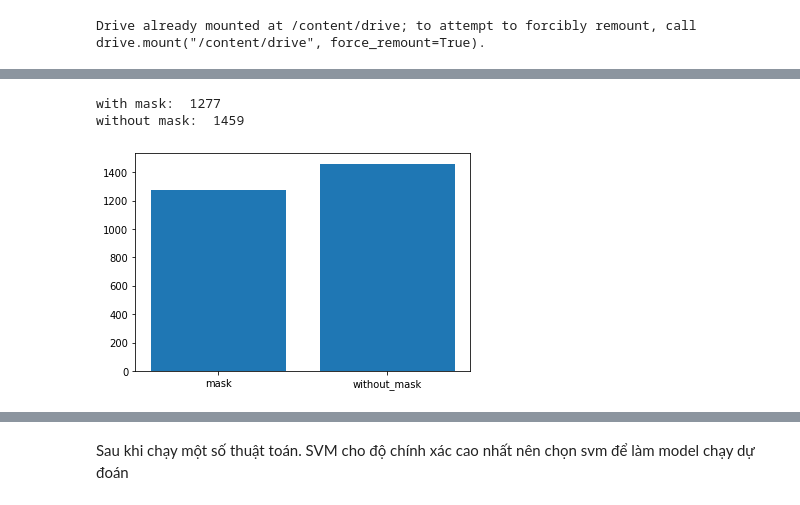
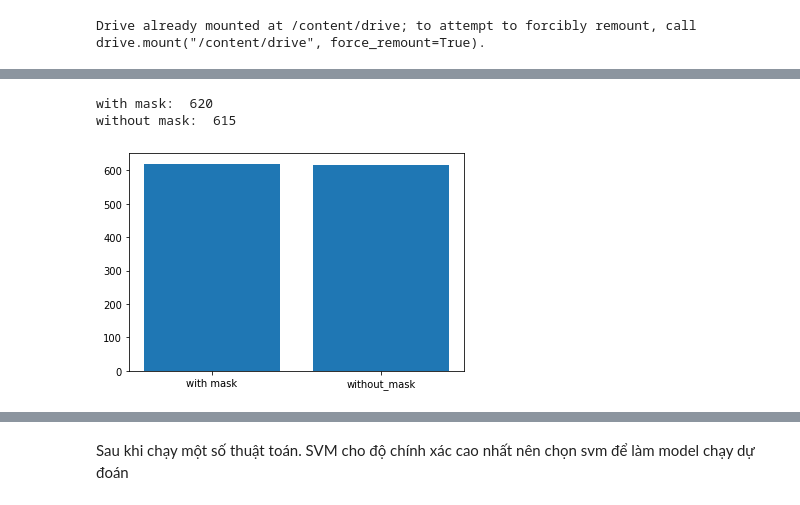
Before and after one commit to buixuanthanh96/CS114.K21, a Jupyter notebook: đồ_án_cuối_kỳ.ipynb, the cells around one changed output, grey strips where cells are left out. Cells and saved outputs as stored; diff of their text form; code cells hidden in the pictures.

```diff
--- a/đồ_án_cuối_kỳ.ipynb
+++ b/đồ_án_cuối_kỳ.ipynb
@@ -95,15 +127,15 @@ cv2_imshow(img1)
 # %%
-print("with mask: ",len(os.listdir("/content/drive/My Drive/mask_data/traindata/mask")))
+print("with mask: ",len(os.listdir("/content/drive/My Drive/mask_data/traindata/with_mask")))
 print("without mask: ",len(os.listdir("/content/drive/My Drive/mask_data/traindata/without_mask")))
 
 import matplotlib.pyplot as plt
 
-plt.bar(['mask','without_mask'],[len(os.listdir("/content/drive/My Drive/mask_data/traindata/mask")),len(os.listdir("/content/drive/My Drive/mask_data/traindata/without_mask"))])
+plt.bar(['with mask','without_mask'],[len(os.listdir("/content/drive/My Drive/mask_data/traindata/with_mask")),len(os.listdir("/content/drive/My Drive/mask_data/traindata/without_mask"))])
 plt.title("")
 plt.show()
 # %% [output]
-with mask:  1277
-without mask:  1459
+with mask:  620
+without mask:  615
-[figure, old version]
+[figure, new version]
 # %%
 #xây dựng inputdata và dán nhãn dữ liêu
```
Also changed, not shown: parts of 22 cells of this notebook.
